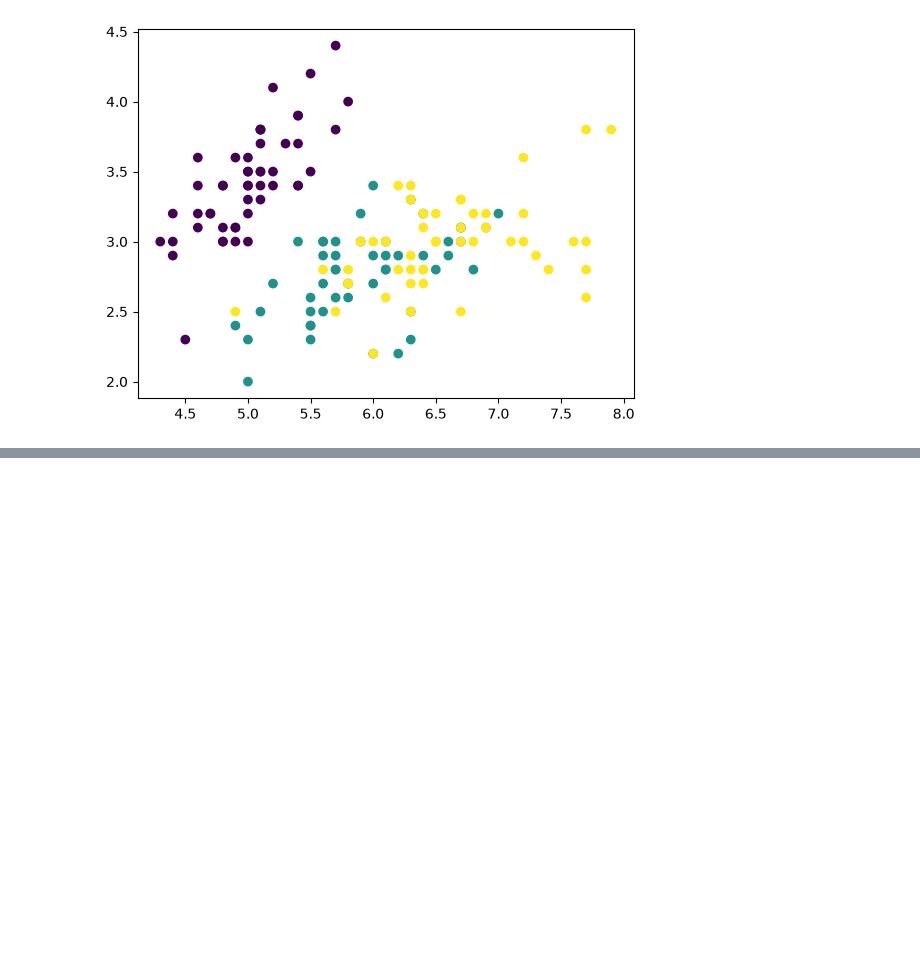
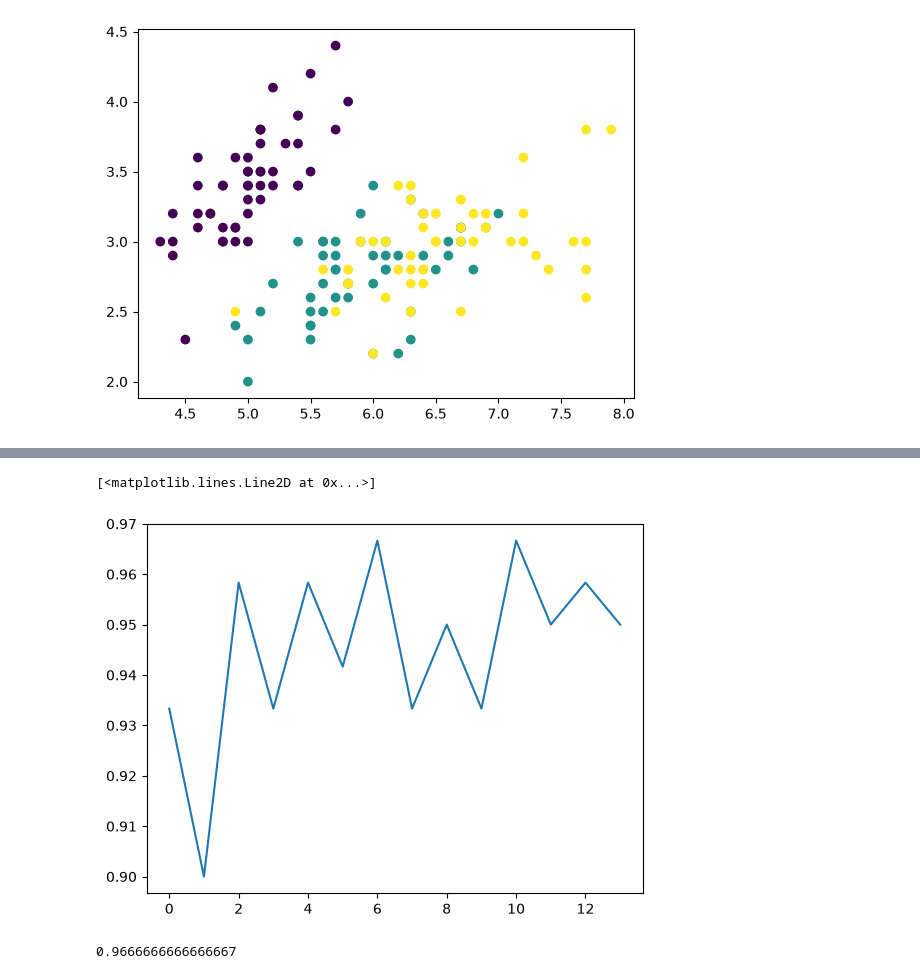
Before and after one commit to webdevproformation/m2-iot-juin2026, a Jupyter notebook: jour05/02-note.ipynb, the cells around one changed output, grey strips where cells are left out. Cells and saved outputs as stored; diff of their text form; code cells hidden in the pictures; blank space fills up the shorter version.

```diff
--- a/jour05/02-note.ipynb
+++ b/jour05/02-note.ipynb
@@ -204,0 +262,23 @@ plt.scatter(X[:,0],X[:,1], c=y )
+# %%
+resultat = []
+for n_neighbors in range(1, 15):
+    mean = cross_val_score( KNeighborsClassifier(n_neighbors) , X_train , y_train , cv=5 , scoring='accuracy' ).mean()
+    resultat.append(mean)
+
+plt.plot(resultat)
+# %% [output]
+[<matplotlib.lines.Line2D at 0x...>]
+[figure, added]
+# %%
+model = KNeighborsClassifier(n_neighbors=11)
+
+# entrainement
+
+model.fit(X_train, y_train)
+
+# evaluer notre modèle
+
+# model.score(X_train , y_train ) # 0.966
+model.score(X_test , y_test ) # 0.966
+# %% [output]
+0.9666666666666667
```
Also changed, not shown: parts of 6 cells of this notebook.
